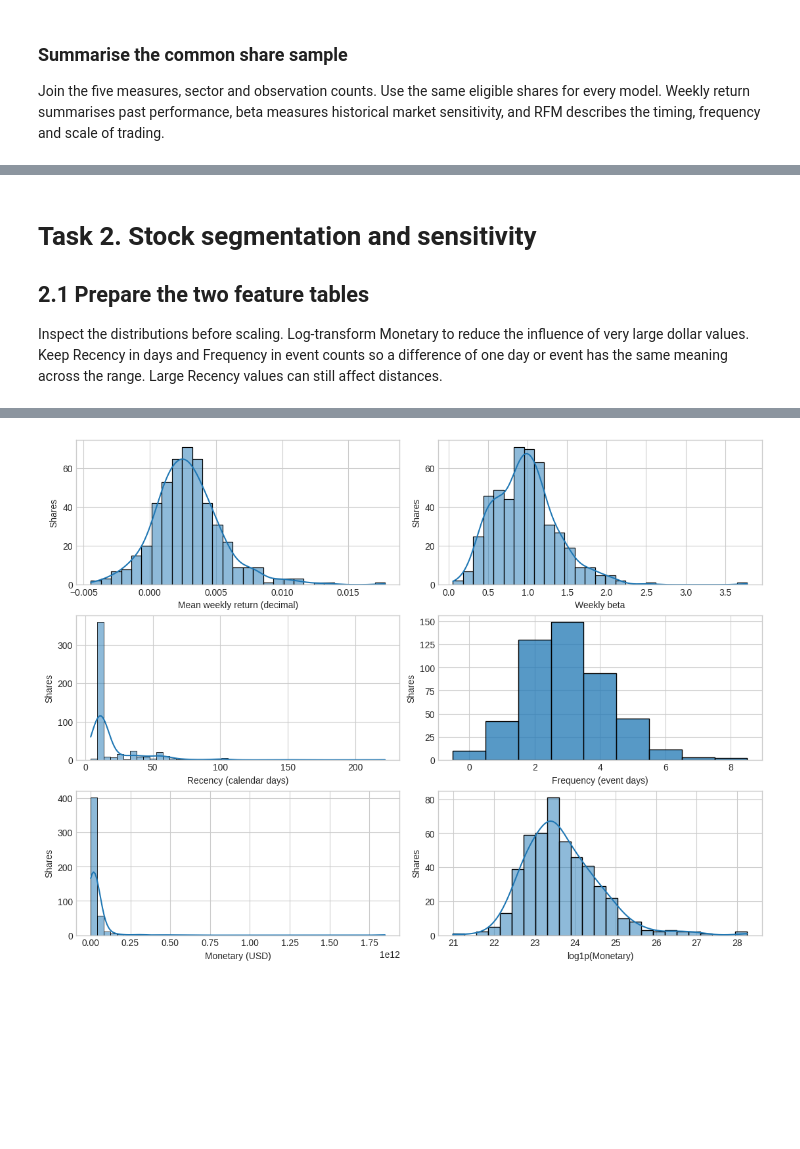
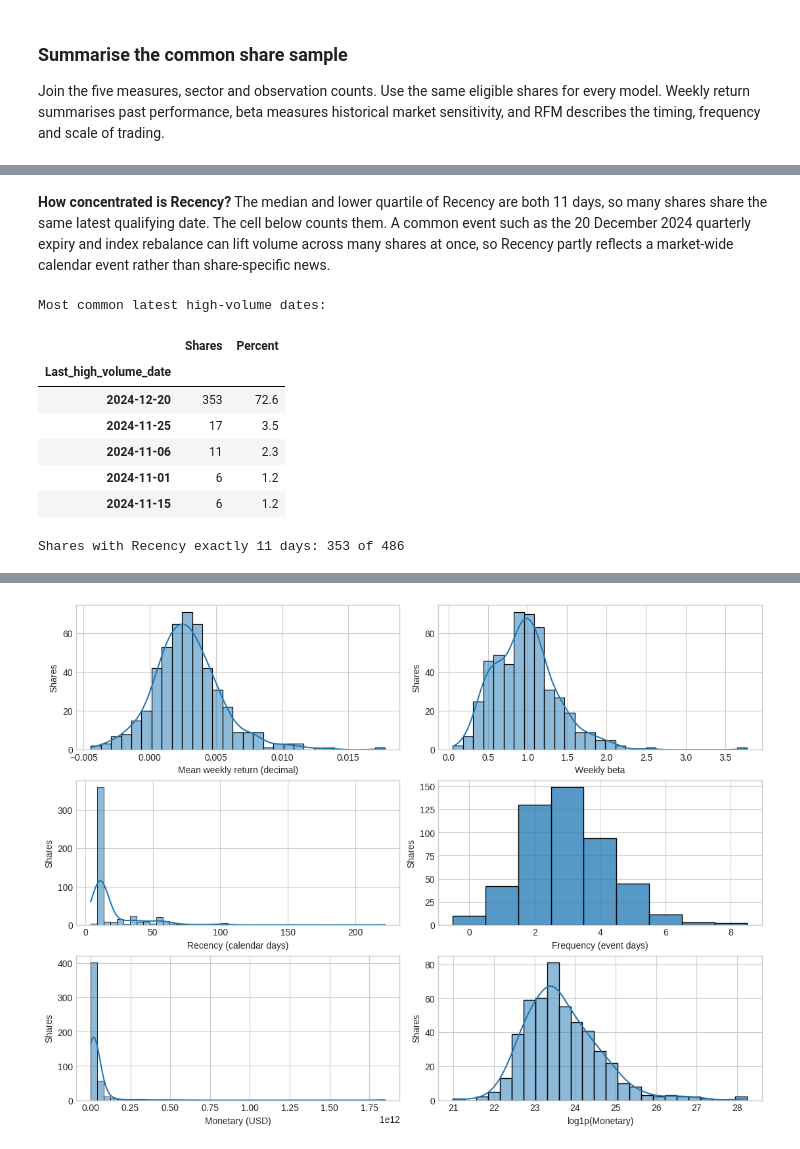
Before and after one commit to Shavina-143/CRM-CW1_w2083673, a Jupyter notebook: CWK1_SP500_Analysis.ipynb, the cells around one changed output, grey strips where cells are left out. Drawn from its saved outputs; the diff is of its cells as text; code cells hidden in the pictures; blank space fills up the shorter version.

```diff
--- a/CWK1_SP500_Analysis.ipynb
+++ b/CWK1_SP500_Analysis.ipynb
@@ -1111,7 +1113,23 @@ Missing feature values: 0
 | Recency | 486.0 | 20.407407 | 21.342438 | 4.0 | 11.0 | 11.0 | 14.75 | 222.0 |
 | Frequency | 486.0 | 2.989712 | 1.3308 | 0.0 | 2.0 | 3.0 | 4.0 | 8.0 |
 | Monetary | 486.0 | 39404191889.20784 | 129138833232.971695 | 1297482617.047882 | 10195173392.27047 | 16683821504.623032 | 32276893043.872356 | 1847697379221.842773 |
-# %% [markdown]
-# Task 2. Stock segmentation and sensitivity
-## 2.1 Prepare the two feature tables
-Inspect the distributions before scaling. Log-transform Monetary to reduce the influence of very large dollar values. Keep Recency in days and Frequency in event counts so a difference of one day or event has the same meaning across the range. Large Recency values can still affect distances.
+# %% [markdown]
+**How concentrated is Recency?** The median and lower quartile of Recency are both 11 days, so many shares share the same latest qualifying date. The cell below counts them. A common event such as the 20 December 2024 quarterly expiry and index rebalance can lift volume across many shares at once, so Recency partly reflects a market-wide calendar event rather than share-specific news.
+# %%
+# How many shares share the same latest high-volume date?
+latest_dates = rfm_results.loc[analysis_tickers, 'Last_high_volume_date']
+date_counts = latest_dates.value_counts()
+print('Most common latest high-volume dates:')
+display(date_counts.head(5).to_frame('Shares').assign(
+    Percent=lambda t: (100 * t['Shares'] / len(analysis_tickers)).round(1)))
+print(f"Shares with Recency exactly 11 days: {(rfm_features['Recency'] == 11).sum()} of {len(rfm_features)}")
+# %% [output]
+Most common latest high-volume dates:
+|  | Shares | Percent |
+| Last_high_volume_date |  |  |
+| 2024-12-20 | 353 | 72.6 |
+| 2024-11-25 | 17 | 3.5 |
+| 2024-11-06 | 11 | 2.3 |
+| 2024-11-01 | 6 | 1.2 |
+| 2024-11-15 | 6 | 1.2 |
+Shares with Recency exactly 11 days: 353 of 486
```
Also changed, not shown: parts of 27 cells of this notebook.
